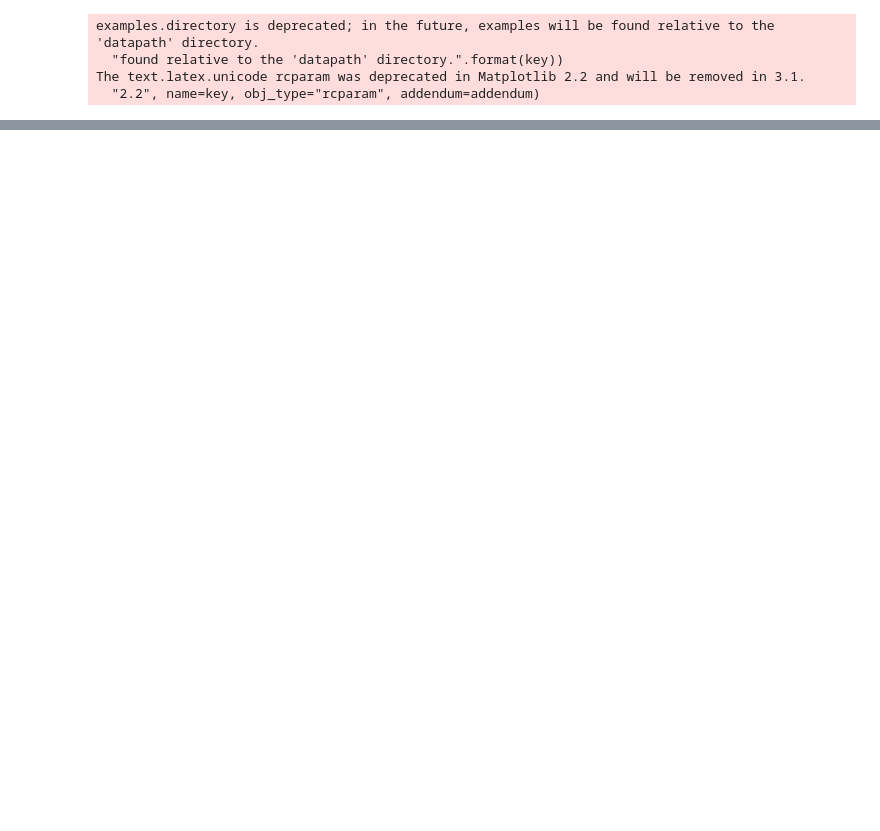
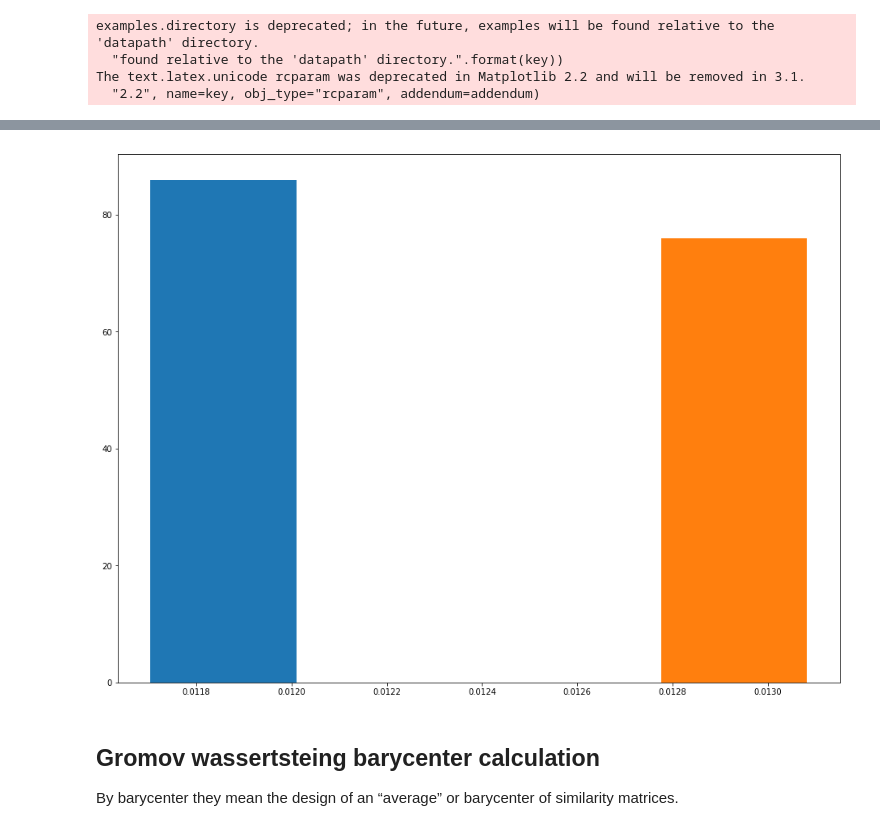
Before and after one commit to LLNL/CallFlow, a Jupyter notebook: src/server/diff-callflow.ipynb, the cells around one changed output, grey strips where cells are left out. Drawn from its saved outputs; the diff is of its cells as text; code cells hidden in the pictures; blank space fills up the shorter version.

```diff
--- a/src/server/diff-callflow.ipynb
+++ b/src/server/diff-callflow.ipynb
@@ -327,0 +298,8 @@ for idx, state in enumerate(states):
+# %%
+histogram(ps)
+# %% [output]
+[figure, added]
+# %% [markdown]
+## Gromov wassertsteing barycenter calculation
+
+By barycenter they mean the design of an “average” or barycenter of similarity matrices.
```
Also changed, not shown: parts of 34 cells of this notebook, 10 other files.
